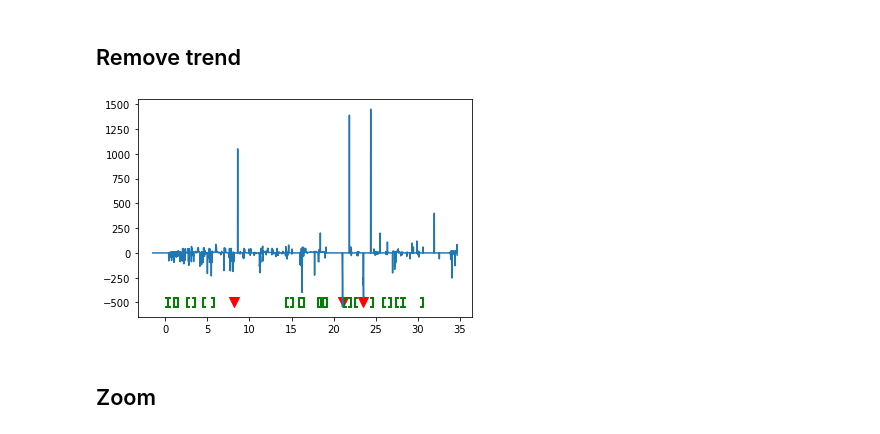
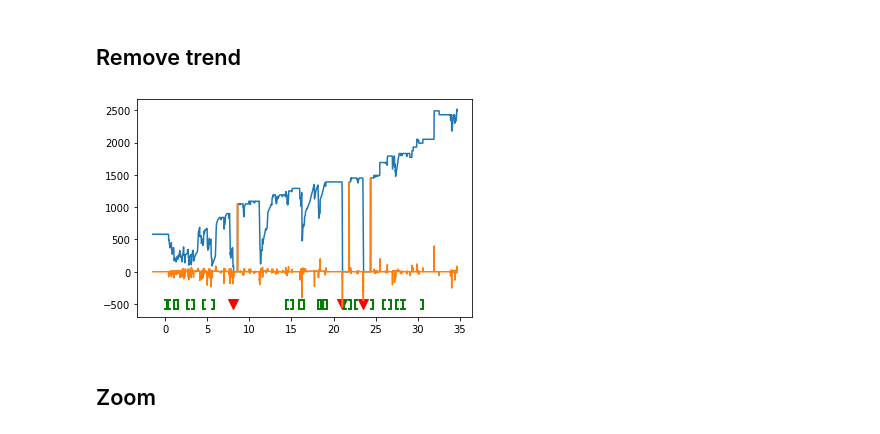
Before and after one commit to arch1baald/woodota, a Jupyter notebook: notebooks/highlights.ipynb, the cells around one changed output. Drawn from its saved outputs; the diff is of its cells as text; code cells hidden in the pictures.

```diff
--- a/notebooks/highlights.ipynb
+++ b/notebooks/highlights.ipynb
@@ -102,12 +119,13 @@ plt.show()
 ## Remove trend
 # %%
 fig, ax = plt.subplots()
+ax.plot(player.hp.index / 60, player.hp)
 ax.plot(player.dhp.index / 60, player.dhp)
 ax.scatter(x=player.deaths['time'] / 60, y=np.full(player.deaths.shape[0], -500), color='r', marker='v', s=100)
 ax.scatter(x=df_youtube['start_time'] / 60, y=np.full(df_youtube.shape[0], -500), color='g', marker='$[$', s=100)
 ax.scatter(x=df_youtube['end_time'] / 60, y=np.full(df_youtube.shape[0], -500), color='g', marker='$]$', s=100)
 plt.show()
 # %% [output]
-[figure, old version]
+[figure, new version]
 # %% [markdown]
 ## Zoom
```
Also changed, not shown: parts of 20 cells of this notebook, 3 other files.
